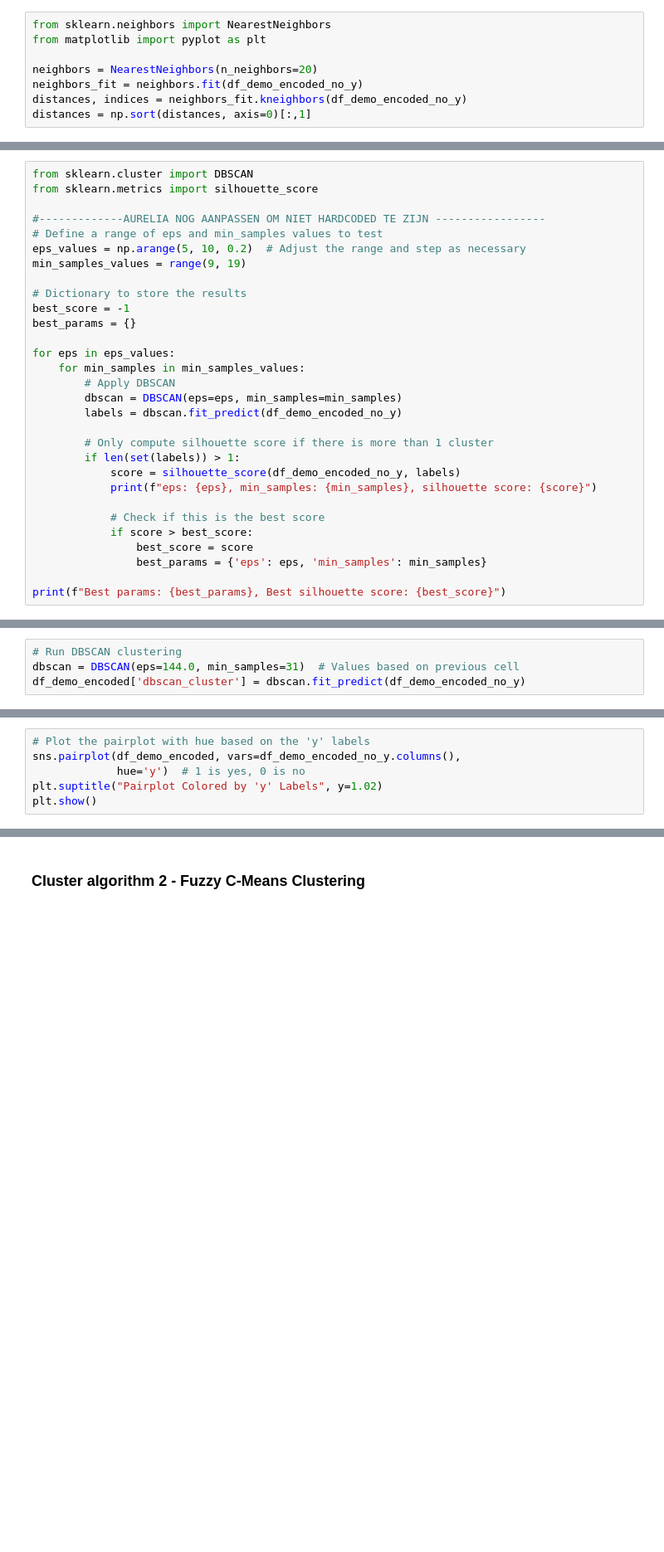
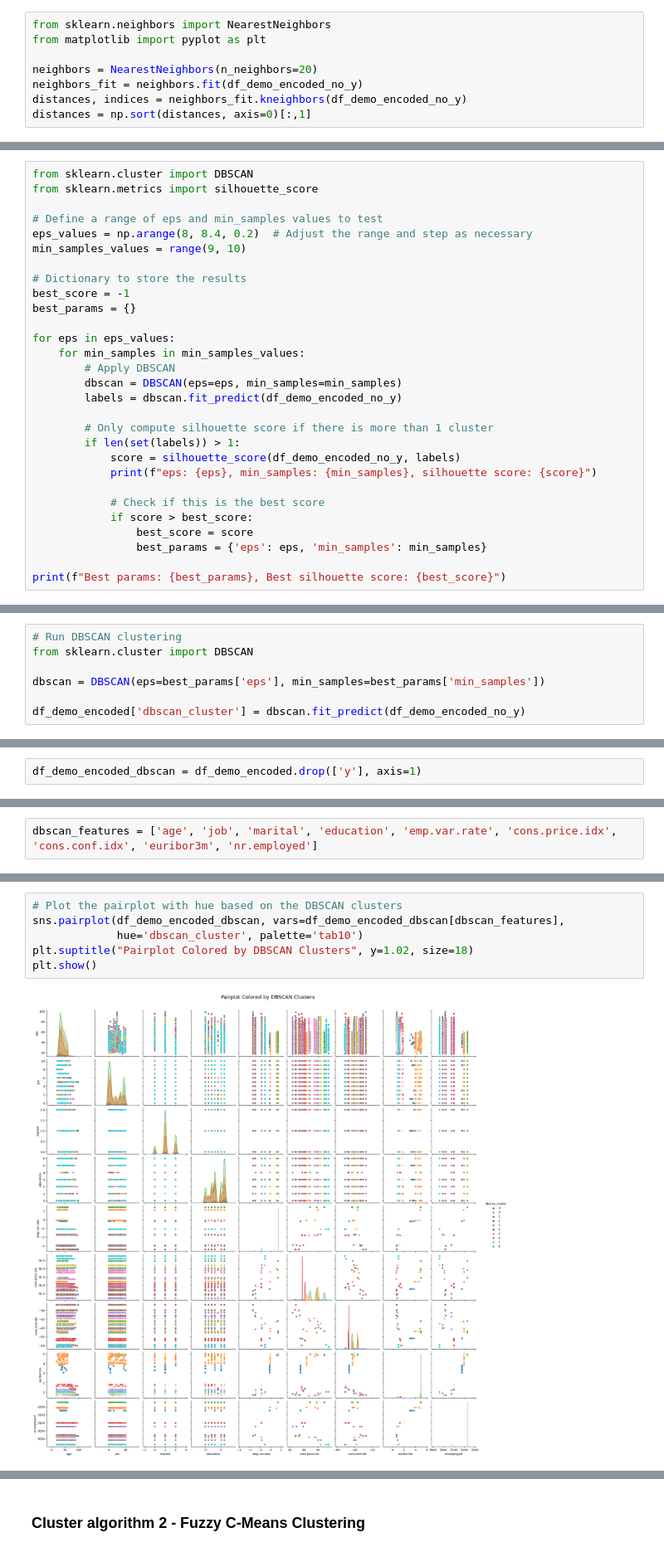
Before and after one commit to DSBE-Semester-A/DataMining, a Jupyter notebook: Assignment2/Assignment_2.ipynb, the cells around one changed output, grey strips where cells are left out. Shown at 83% size. Saved outputs shown, nothing was run; the diff lists cells and outputs as text; blank space fills up the shorter version.

Commit message:
Fixed DBSCAN clustering + added textual descriptions

```diff
--- a/Assignment2/Assignment_2.ipynb
+++ b/Assignment2/Assignment_2.ipynb
@@ -423,10 +436,9 @@ plt.plot(distances)
 from sklearn.cluster import DBSCAN
 from sklearn.metrics import silhouette_score
 
-#-------------AURELIA NOG AANPASSEN OM NIET HARDCODED TE ZIJN -----------------
 # Define a range of eps and min_samples values to test
-eps_values = np.arange(5, 10, 0.2)  # Adjust the range and step as necessary
-min_samples_values = range(9, 19)
+eps_values = np.arange(8, 8.4, 0.2)  # Adjust the range and step as necessary
+min_samples_values = range(9, 10)
 
 # Dictionary to store the results
 best_score = -1
@@ -470,4 +473,7 @@ Best params: {'eps': 8.200000000000003, 'min_samples': 9}, Best silhouette score
 # %%
 # Run DBSCAN clustering
-dbscan = DBSCAN(eps=144.0, min_samples=31)  # Values based on previous cell
+from sklearn.cluster import DBSCAN
+
+dbscan = DBSCAN(eps=best_params['eps'], min_samples=best_params['min_samples'])
+
 df_demo_encoded['dbscan_cluster'] = dbscan.fit_predict(df_demo_encoded_no_y)
@@ -475,0 +494,2 @@ sum(df_demo_encoded['dbscan_cluster'].unique())
+# %%
+df_demo_encoded_dbscan = df_demo_encoded.drop(['y'], axis=1)
@@ -475,0 +498,2 @@ sum(df_demo_encoded['dbscan_cluster'].unique())
+# %%
+dbscan_features = ['age', 'job', 'marital', 'education', 'emp.var.rate', 'cons.price.idx', 'cons.conf.idx', 'euribor3m', 'nr.employed']
@@ -476,6 +502,8 @@ sum(df_demo_encoded['dbscan_cluster'].unique())
 # %%
-# Plot the pairplot with hue based on the 'y' labels
-sns.pairplot(df_demo_encoded, vars=df_demo_encoded_no_y.columns(),
-             hue='y')  # 1 is yes, 0 is no
-plt.suptitle("Pairplot Colored by 'y' Labels", y=1.02)
+# Plot the pairplot with hue based on the DBSCAN clusters
+sns.pairplot(df_demo_encoded_dbscan, vars=df_demo_encoded_dbscan[dbscan_features],
+             hue='dbscan_cluster', palette='tab10')
+plt.suptitle("Pairplot Colored by DBSCAN Clusters", y=1.02, size=18)
 plt.show()
+# %% [output]
+[figure, added]
```
Also changed, not shown: parts of 23 cells of this notebook, 1 other file.
